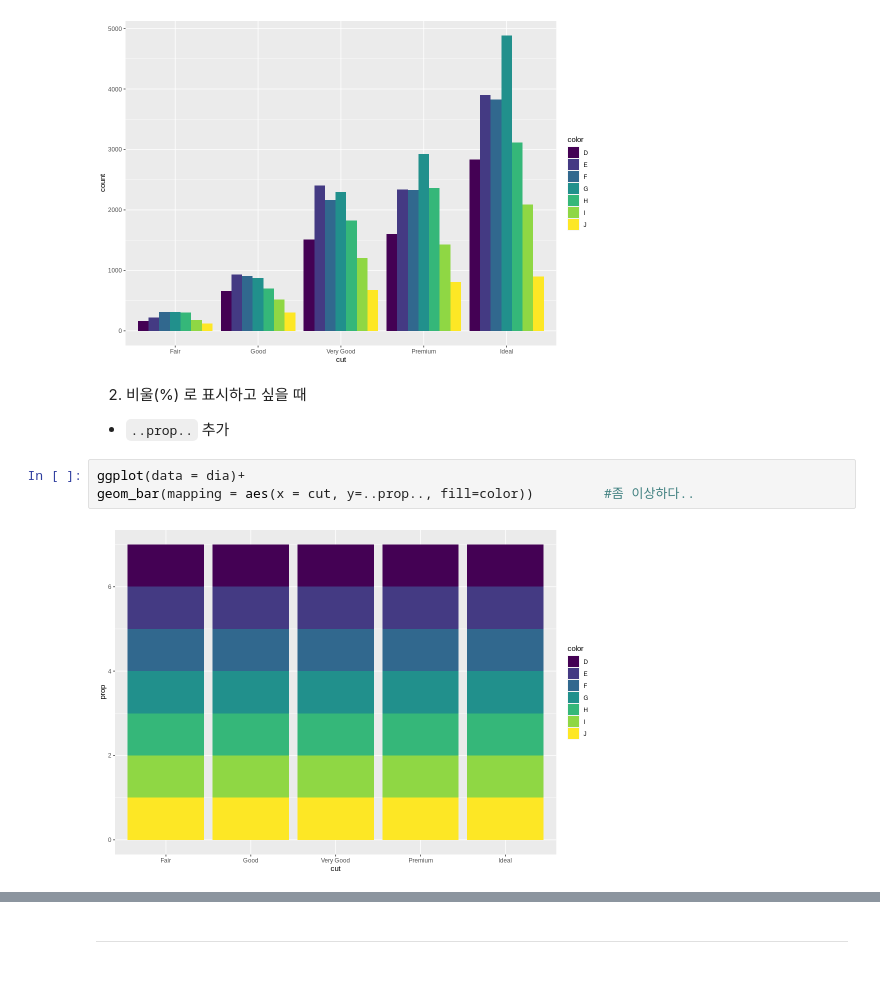
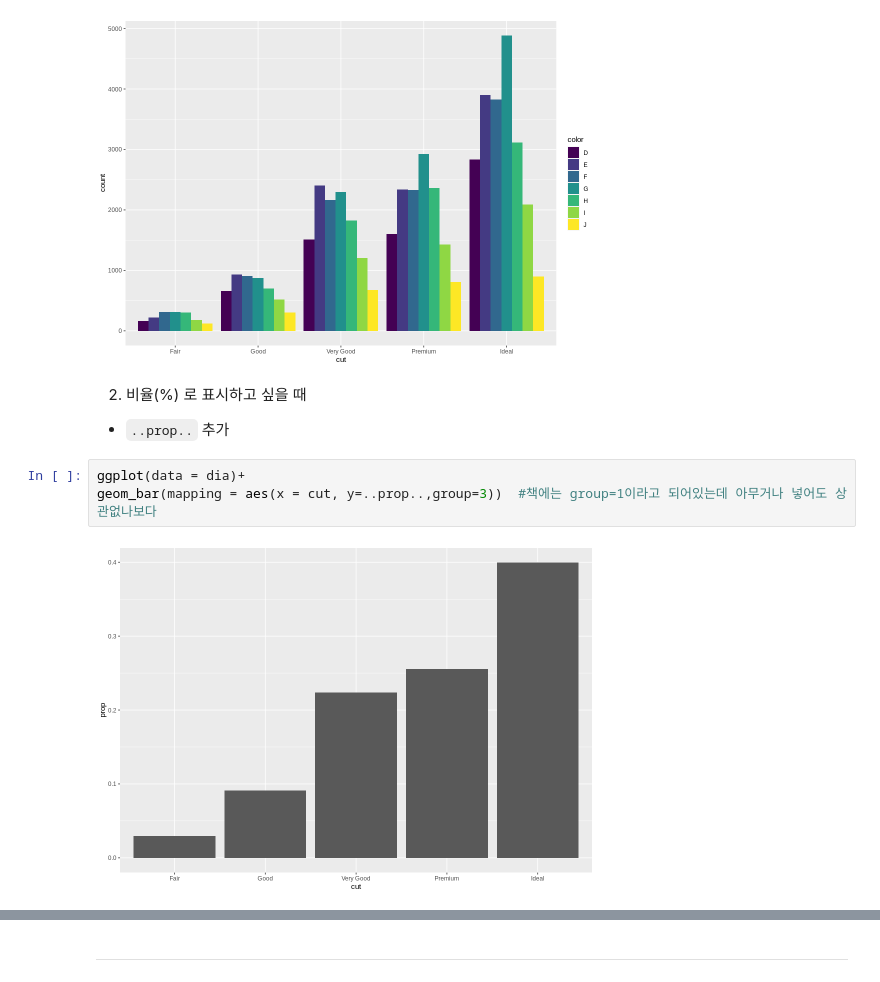
Before and after one commit to kimha02/ham, a Jupyter notebook: _notebooks/2021-08-30-R-1.ipynb, the cells around one changed output, grey strips where cells are left out. Cells and saved outputs as stored; diff of their text form.

```diff
--- a/_notebooks/2021-08-30-R-1.ipynb
+++ b/_notebooks/2021-08-30-R-1.ipynb
@@ -211,10 +212,10 @@ ggplot(dia) +
 # %% [output]
 [figure]
 # %% [markdown]
-2. 비울(%) 로 표시하고 싶을 때
+2. 비율(%) 로 표시하고 싶을 때
 - `..prop..` 추가
 # %%
 ggplot(data = dia)+
-geom_bar(mapping = aes(x = cut, y=..prop.., fill=color))         #좀 이상하다..
+geom_bar(mapping = aes(x = cut, y=..prop..,group=3))  #책에는 group=1이라고 되어있는데 아무거나 넣어도 상관없나보다
 # %% [output]
-[figure, old version]
+[figure, new version]
```
Also changed, not shown: parts of 7 cells of this notebook.
